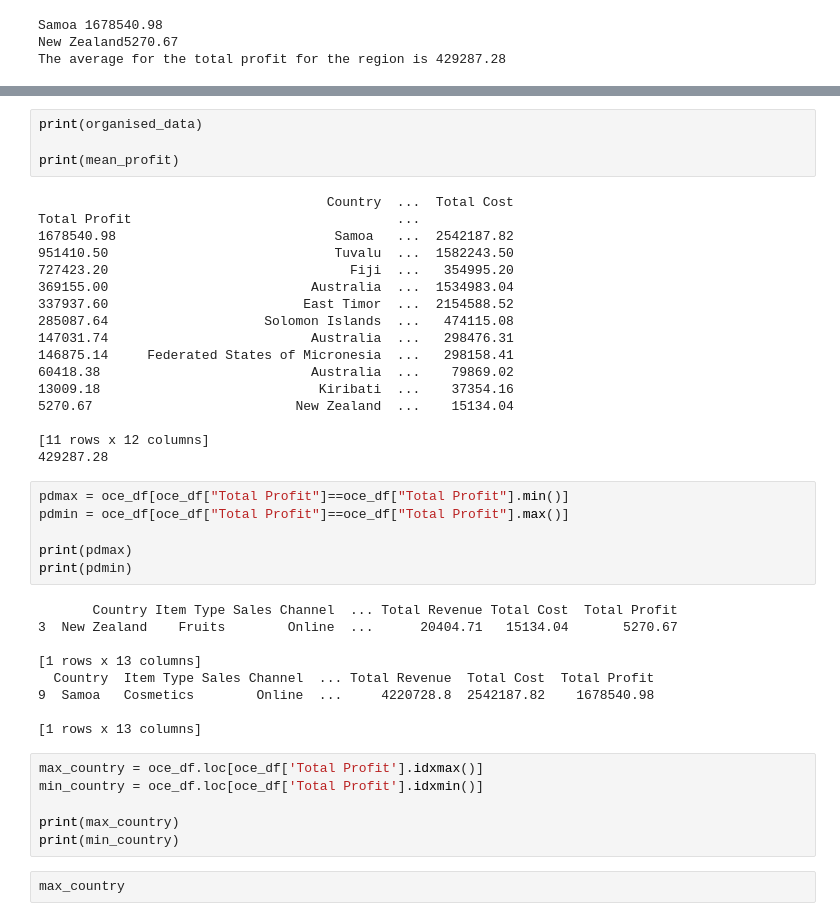
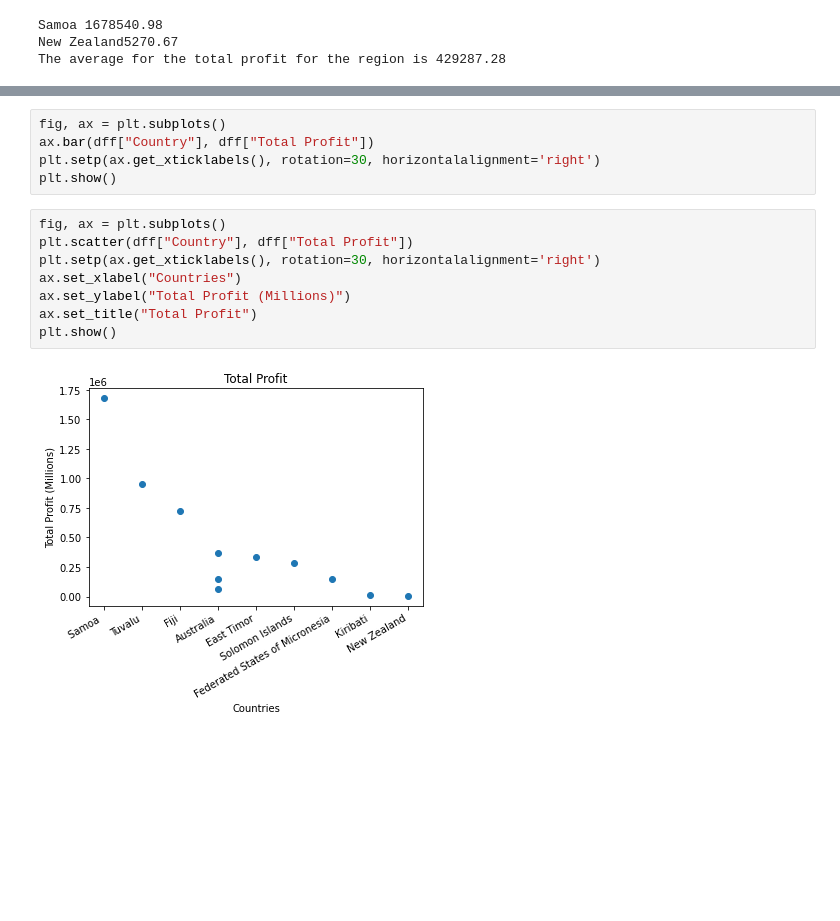
Before and after one commit to shimossa/ISYS5002_Assignment_One, a Jupyter notebook: ISYS5002_ELP_2021_20484040.ipynb, the cells around one changed output, grey strips where cells are left out. Cells and saved outputs as stored; diff of their text form; blank space fills up the shorter version.

Commit message:
Added rationalisation for choosing a scatter graph

```diff
--- a/ISYS5002_ELP_2021_20484040.ipynb
+++ b/ISYS5002_ELP_2021_20484040.ipynb
@@ -298,44 +299,15 @@ mean_profit
-# %%
-print(organised_data)
-
-print(mean_profit)
-# %% [output]
-                                     Country  ...  Total Cost
-Total Profit                                  ...
-1678540.98                            Samoa   ...  2542187.82
-951410.50                             Tuvalu  ...  1582243.50
-727423.20                               Fiji  ...   354995.20
-369155.00                          Australia  ...  1534983.04
-337937.60                         East Timor  ...  2154588.52
-285087.64                    Solomon Islands  ...   474115.08
-147031.74                          Australia  ...   298476.31
-146875.14     Federated States of Micronesia  ...   298158.41
-60418.38                           Australia  ...    79869.02
-13009.18                            Kiribati  ...    37354.16
-5270.67                          New Zealand  ...    15134.04
-
-[11 rows x 12 columns]
-429287.28
-# %%
-pdmax = oce_df[oce_df["Total Profit"]==oce_df["Total Profit"].min()]
-pdmin = oce_df[oce_df["Total Profit"]==oce_df["Total Profit"].max()]
-
-print(pdmax)
-print(pdmin)
-# %% [output]
-       Country Item Type Sales Channel  ... Total Revenue Total Cost  Total Profit
-3  New Zealand    Fruits        Online  ...      20404.71   15134.04       5270.67
-
-[1 rows x 13 columns]
-  Country  Item Type Sales Channel  ... Total Revenue  Total Cost  Total Profit
-9  Samoa   Cosmetics        Online  ...     4220728.8  2542187.82    1678540.98
-
-[1 rows x 13 columns]
-# %%
-max_country = oce_df.loc[oce_df['Total Profit'].idxmax()]
-min_country = oce_df.loc[oce_df['Total Profit'].idxmin()]
-
-print(max_country)
-print(min_country)
-# %%
-max_country
+# %%
+fig, ax = plt.subplots()
+ax.bar(dff["Country"], dff["Total Profit"])
+plt.setp(ax.get_xticklabels(), rotation=30, horizontalalignment='right')
+plt.show()
+# %%
+fig, ax = plt.subplots()
+plt.scatter(dff["Country"], dff["Total Profit"])
+plt.setp(ax.get_xticklabels(), rotation=30, horizontalalignment='right')
+ax.set_xlabel("Countries")
+ax.set_ylabel("Total Profit (Millions)")
+ax.set_title("Total Profit")
+plt.show()
+# %% [output]
+[figure, added]
```
Also changed, not shown: parts of 11 cells of this notebook.
